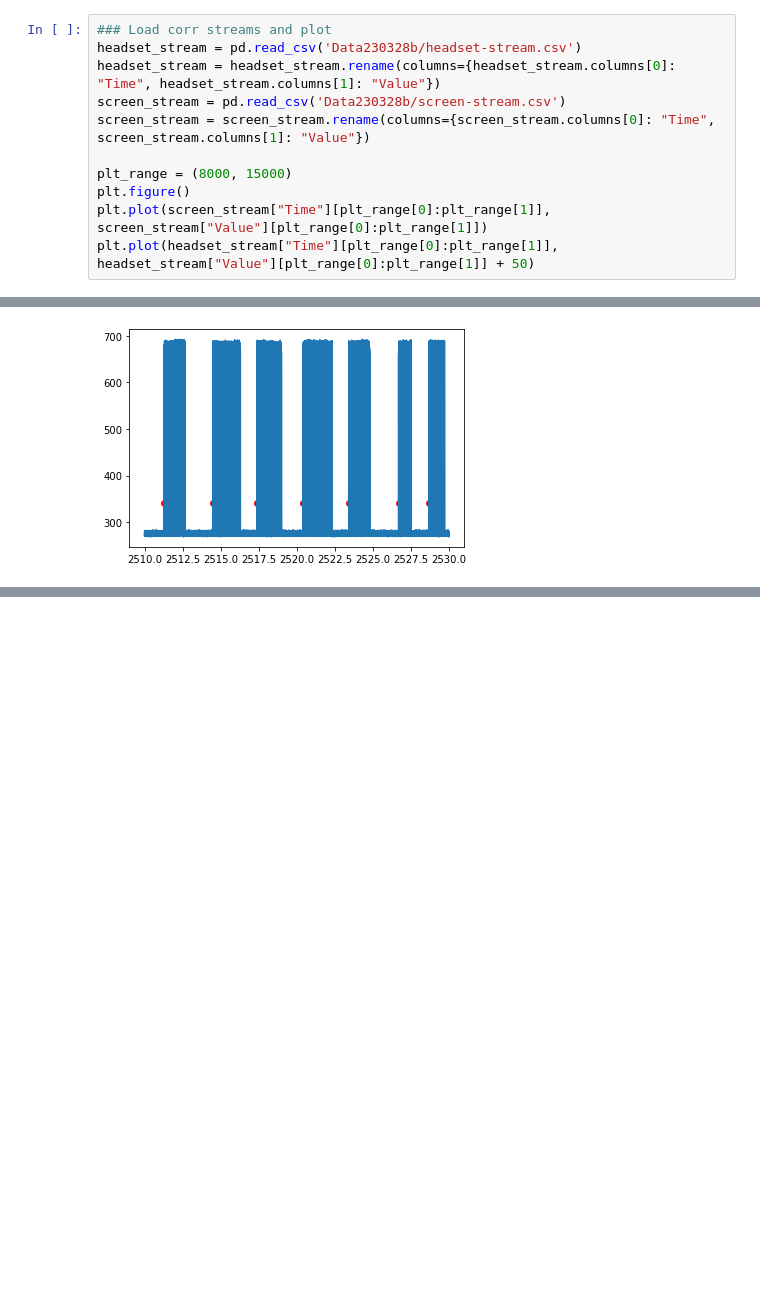
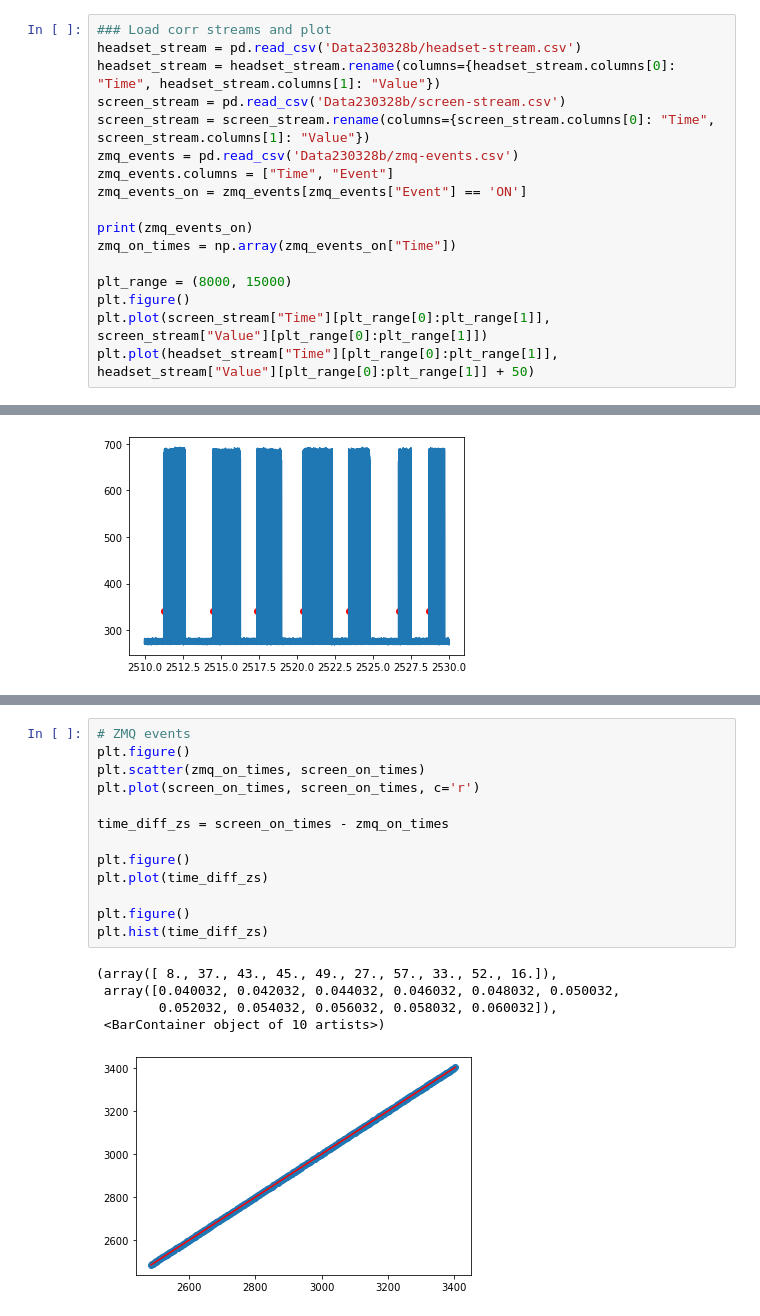
Before and after one commit to emotional-cities/pluma-experiments, a Jupyter notebook: VRLatencyExperiment/Analysis/correlation-analysis-zmq.ipynb, the cells around one changed output, grey strips where cells are left out. Drawn from its saved outputs; the diff is of its cells as text; blank space fills up the shorter version.

Commit message:
ZMQ time lags in analysis

```diff
--- a/VRLatencyExperiment/Analysis/correlation-analysis-zmq.ipynb
+++ b/VRLatencyExperiment/Analysis/correlation-analysis-zmq.ipynb
@@ -10,6 +10,12 @@ headset_stream = pd.read_csv('Data230328b/headset-stream.csv')
 headset_stream = headset_stream.rename(columns={headset_stream.columns[0]: "Time", headset_stream.columns[1]: "Value"})
 screen_stream = pd.read_csv('Data230328b/screen-stream.csv')
 screen_stream = screen_stream.rename(columns={screen_stream.columns[0]: "Time", screen_stream.columns[1]: "Value"})
+zmq_events = pd.read_csv('Data230328b/zmq-events.csv')
+zmq_events.columns = ["Time", "Event"]
+zmq_events_on = zmq_events[zmq_events["Event"] == 'ON']
+
+print(zmq_events_on)
+zmq_on_times = np.array(zmq_events_on["Time"])
 
 plt_range = (8000, 15000)
 plt.figure()
@@ -80,3 +100,22 @@ plt.hist(time_diff)
 [figure]
 [figure]
 [figure]
+# %%
+# ZMQ events
+plt.figure()
+plt.scatter(zmq_on_times, screen_on_times)
+plt.plot(screen_on_times, screen_on_times, c='r')
+
+time_diff_zs = screen_on_times - zmq_on_times
+
+plt.figure()
+plt.plot(time_diff_zs)
+
+plt.figure()
+plt.hist(time_diff_zs)
+# %% [output]
+(array([ 8., 37., 43., 45., 49., 27., 57., 33., 52., 16.]),
+ array([0.040032, 0.042032, 0.044032, 0.046032, 0.048032, 0.050032,
+        0.052032, 0.054032, 0.056032, 0.058032, 0.060032]),
+ <BarContainer object of 10 artists>)
+[figure, added]
```
Also changed, not shown: parts of 4 cells of this notebook, 1 other file.
